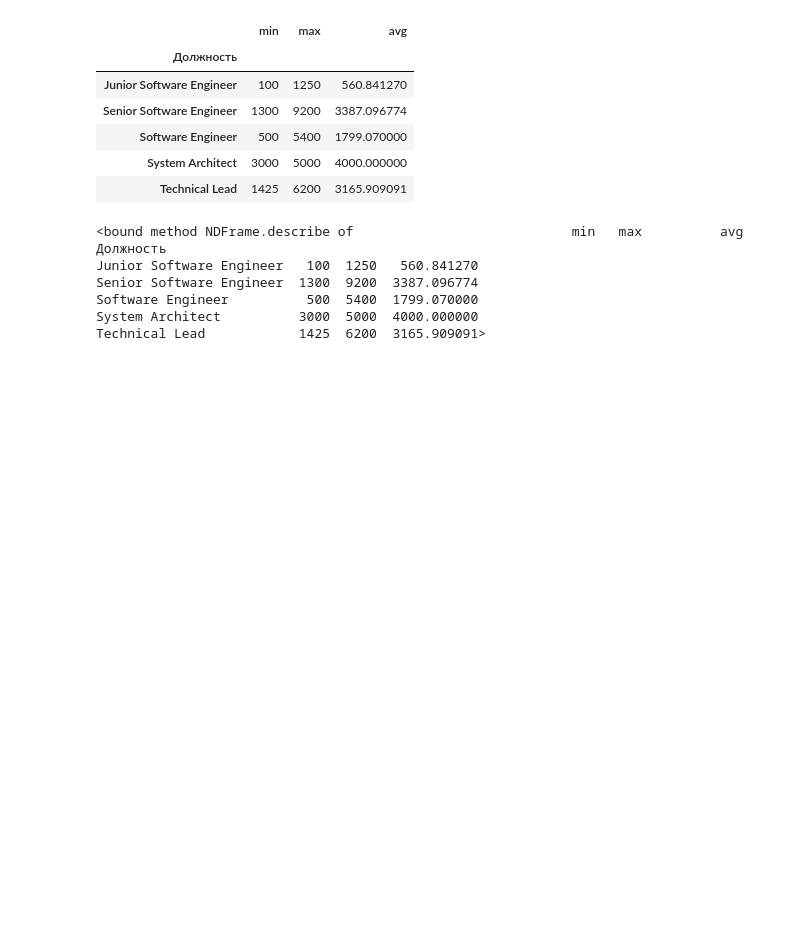
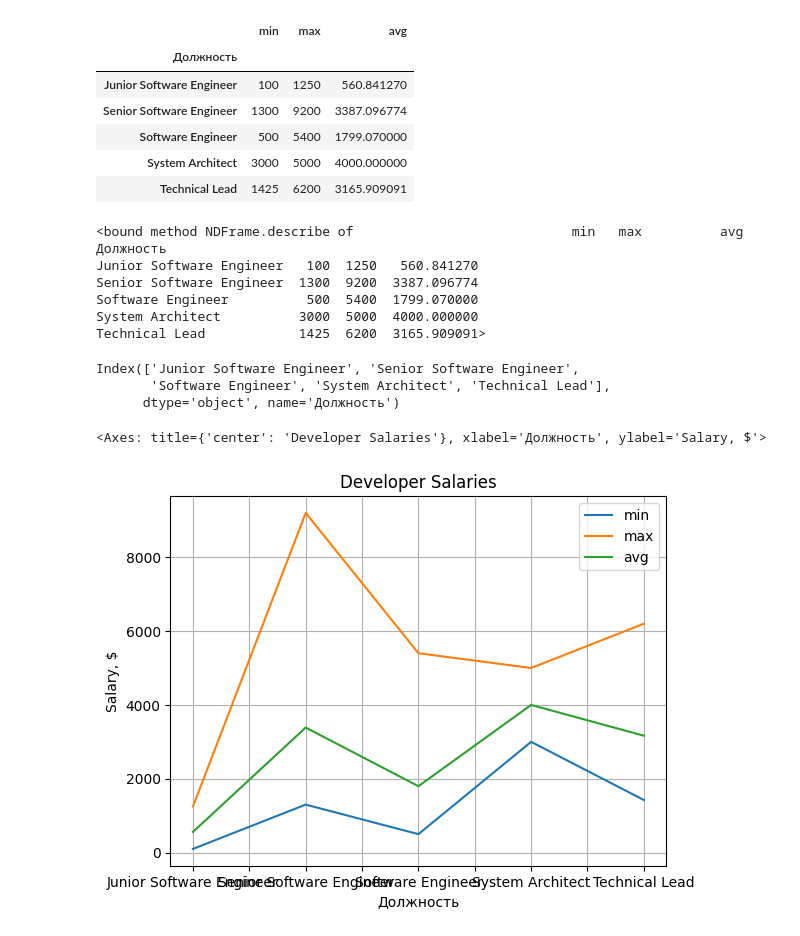
Before and after one commit to alimak86/Data-Science-HW-2, a Jupyter notebook: HW2.2.ipynb, the cells around one changed output. Drawn from its saved outputs; the diff is of its cells as text; code cells hidden in the pictures; blank space fills up the shorter version.

```diff
--- a/HW2.2.ipynb
+++ b/HW2.2.ipynb
@@ -194,3 +194,14 @@ System Architect          3000  5000  4000.000000
 Technical Lead            1425  6200  3165.909091>
 # %%
 position_min_max.to_csv("CSV.csv")
+# %%
+position_min_max.index
+# %% [output]
+Index(['Junior Software Engineer', 'Senior Software Engineer',
+       'Software Engineer', 'System Architect', 'Technical Lead'],
+      dtype='object', name='Должность')
+# %%
+position_min_max.plot(title = "Developer Salaries",grid=True,ylabel="Salary, $")
+# %% [output]
+<Axes: title={'center': 'Developer Salaries'}, xlabel='Должность', ylabel='Salary, $'>
+[figure, added]
```
Also changed, not shown: parts of 4 cells of this notebook, 1 other file.
